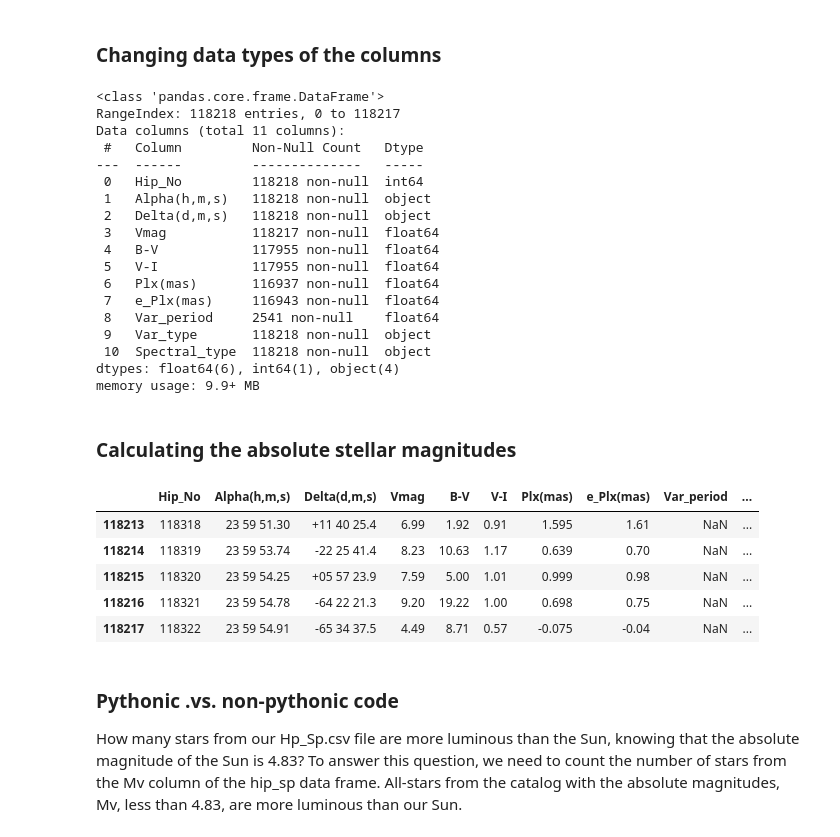
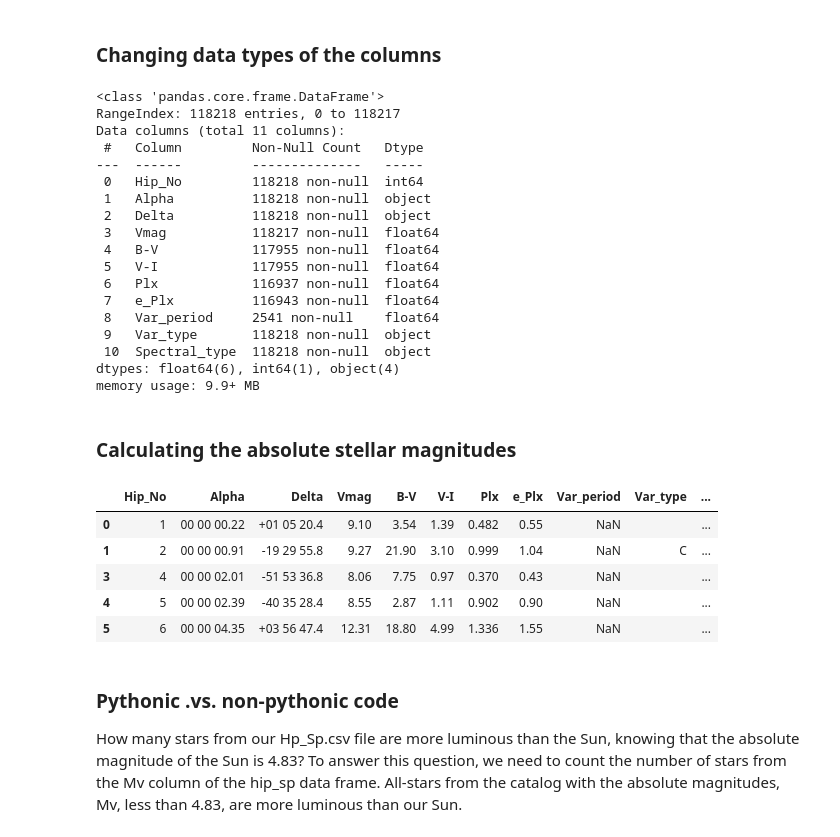
Before and after one commit to lilianasku/Hipparcos-with-Python, a Jupyter notebook: notebooks/Efficient-Python-Code.ipynb, the cells around one changed output. Drawn from its saved outputs; the diff is of its cells as text; code cells hidden in the pictures.

```diff
--- a/notebooks/Efficient-Python-Code.ipynb
+++ b/notebooks/Efficient-Python-Code.ipynb
@@ -31,11 +31,11 @@ import pandas as pd
 
 file = '../data/hip_sp.csv'
 
-new_column_names = ['Hip_No', 'Alpha(h,m,s)', 'Delta(d,m,s)','Vmag', 'B-V', 'V-I', 'Plx(mas)', 'e_Plx(mas)', 'Var_period', 'Var_type','Spectral_type']
-hip_sp = pd.read_csv(file, header = None, sep =',',
+new_column_names = ['Hip_No', 'Alpha', 'Delta','Vmag', 'B-V', 'V-I', 'Plx', 'e_Plx', 'Var_period', 'Var_type','Spectral_type']
+hip_sp1 = pd.read_csv(file, header = None, sep =',',
                 usecols = [1,2,3,4,5,6,7,8,9,10,11],
                 names = new_column_names,
                 low_memory = False)
 
-hip_sp.head(5)
+hip_sp1.head(5)
 # %% [output]
@@ -49,12 +49,12 @@ Wall time: 236 ms
 # %% [markdown]
 ### Changing data types of the columns
 # %%
-col_list = ['Vmag', 'Plx(mas)', 'e_Plx(mas)', 'B-V', 'V-I', 'Var_period']
+col_list = ['Vmag', 'Plx', 'e_Plx', 'B-V', 'V-I', 'Var_period']
 
 for  col in col_list:
-    hip_sp[col] = pd.to_numeric(hip_sp[col],  errors = 'coerce')
+    hip_sp1[col] = pd.to_numeric(hip_sp1[col],  errors = 'coerce')
 
-hip_sp.info(verbose = True)
+hip_sp1.info(verbose = True)
 # %% [output]
 <class 'pandas.core.frame.DataFrame'>
 RangeIndex: 118218 entries, 0 to 118217
@@ -62,13 +62,13 @@ Data columns (total 11 columns):
  #   Column         Non-Null Count   Dtype
 ---  ------         --------------   -----
  0   Hip_No         118218 non-null  int64
- 1   Alpha(h,m,s)   118218 non-null  object
- 2   Delta(d,m,s)   118218 non-null  object
+ 1   Alpha          118218 non-null  object
+ 2   Delta          118218 non-null  object
  3   Vmag           118217 non-null  float64
  4   B-V            117955 non-null  float64
  5   V-I            117955 non-null  float64
- 6   Plx(mas)       116937 non-null  float64
- 7   e_Plx(mas)     116943 non-null  float64
+ 6   Plx            116937 non-null  float64
+ 7   e_Plx          116943 non-null  float64
  8   Var_period     2541 non-null    float64
  9   Var_type       118218 non-null  object
  10  Spectral_type  118218 non-null  object
@@ -79,17 +79,21 @@ memory usage: 9.9+ MB
 # %%
 def find_absolute_mag(df):
     invalid_values = np.seterr(invalid='ignore')
-    df['Mv'] = df['Vmag'] + 5 - 5*np.log10(1000/df['Plx(mas)'])
+    df['Mv'] = df['Vmag'] + 5 - 5*np.log10(1000/df['Plx'])
 # %%
-find_absolute_mag(hip_sp)
-hip_sp.tail()
+find_absolute_mag(hip_sp1)
+
+#filter rows with NaN values in Mv columns
+
+hip_sp = hip_sp1.dropna(subset = ['Mv'])
+hip_sp.head(5)
 # %% [output]
-|  | Hip_No | Alpha(h,m,s) | Delta(d,m,s) | Vmag | B-V | V-I | Plx(mas) | e_Plx(mas) | Var_period | ... |
-| 118213 | 118318 | 23 59 51.30 | +11 40 25.4 | 6.99 | 1.92 | 0.91 | 1.595 | 1.61 | NaN | ... |
-| 118214 | 118319 | 23 59 53.74 | -22 25 41.4 | 8.23 | 10.63 | 1.17 | 0.639 | 0.70 | NaN | ... |
-| 118215 | 118320 | 23 59 54.25 | +05 57 23.9 | 7.59 | 5.00 | 1.01 | 0.999 | 0.98 | NaN | ... |
-| 118216 | 118321 | 23 59 54.78 | -64 22 21.3 | 9.20 | 19.22 | 1.00 | 0.698 | 0.75 | NaN | ... |
-| 118217 | 118322 | 23 59 54.91 | -65 34 37.5 | 4.49 | 8.71 | 0.57 | -0.075 | -0.04 | NaN | ... |
+|  | Hip_No | Alpha | Delta | Vmag | B-V | V-I | Plx | e_Plx | Var_period | Var_type | ... |
+| 0 | 1 | 00 00 00.22 | +01 05 20.4 | 9.10 | 3.54 | 1.39 | 0.482 | 0.55 | NaN |  | ... |
+| 1 | 2 | 00 00 00.91 | -19 29 55.8 | 9.27 | 21.90 | 3.10 | 0.999 | 1.04 | NaN | C | ... |
+| 3 | 4 | 00 00 02.01 | -51 53 36.8 | 8.06 | 7.75 | 0.97 | 0.370 | 0.43 | NaN |  | ... |
+| 4 | 5 | 00 00 02.39 | -40 35 28.4 | 8.55 | 2.87 | 1.11 | 0.902 | 0.90 | NaN |  | ... |
+| 5 | 6 | 00 00 04.35 | +03 56 47.4 | 12.31 | 18.80 | 4.99 | 1.336 | 1.55 | NaN |  | ... |
 # %% [markdown]
 ###  Pythonic .vs. non-pythonic code
 
```
Also changed, not shown: parts of 32 cells of this notebook.
